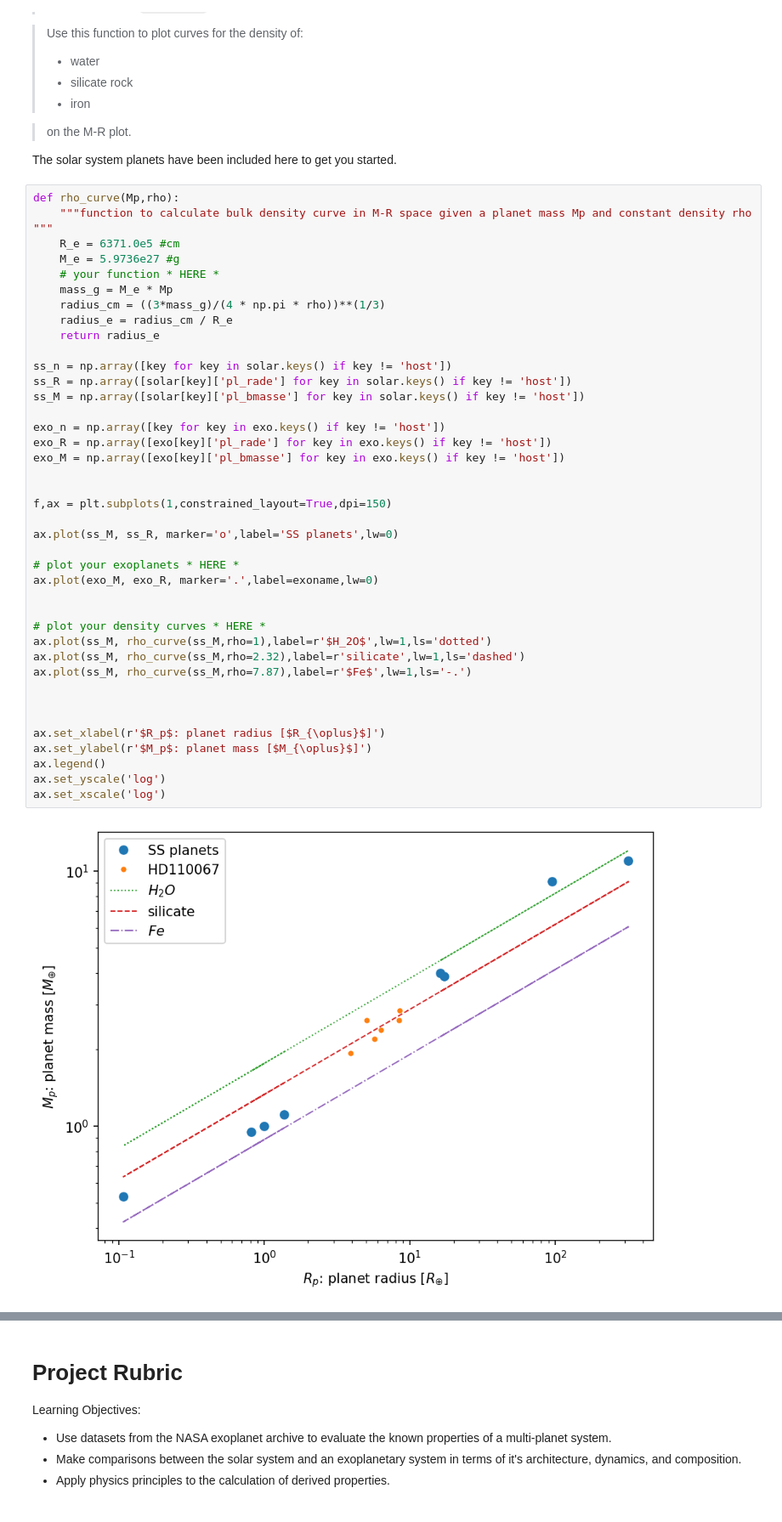
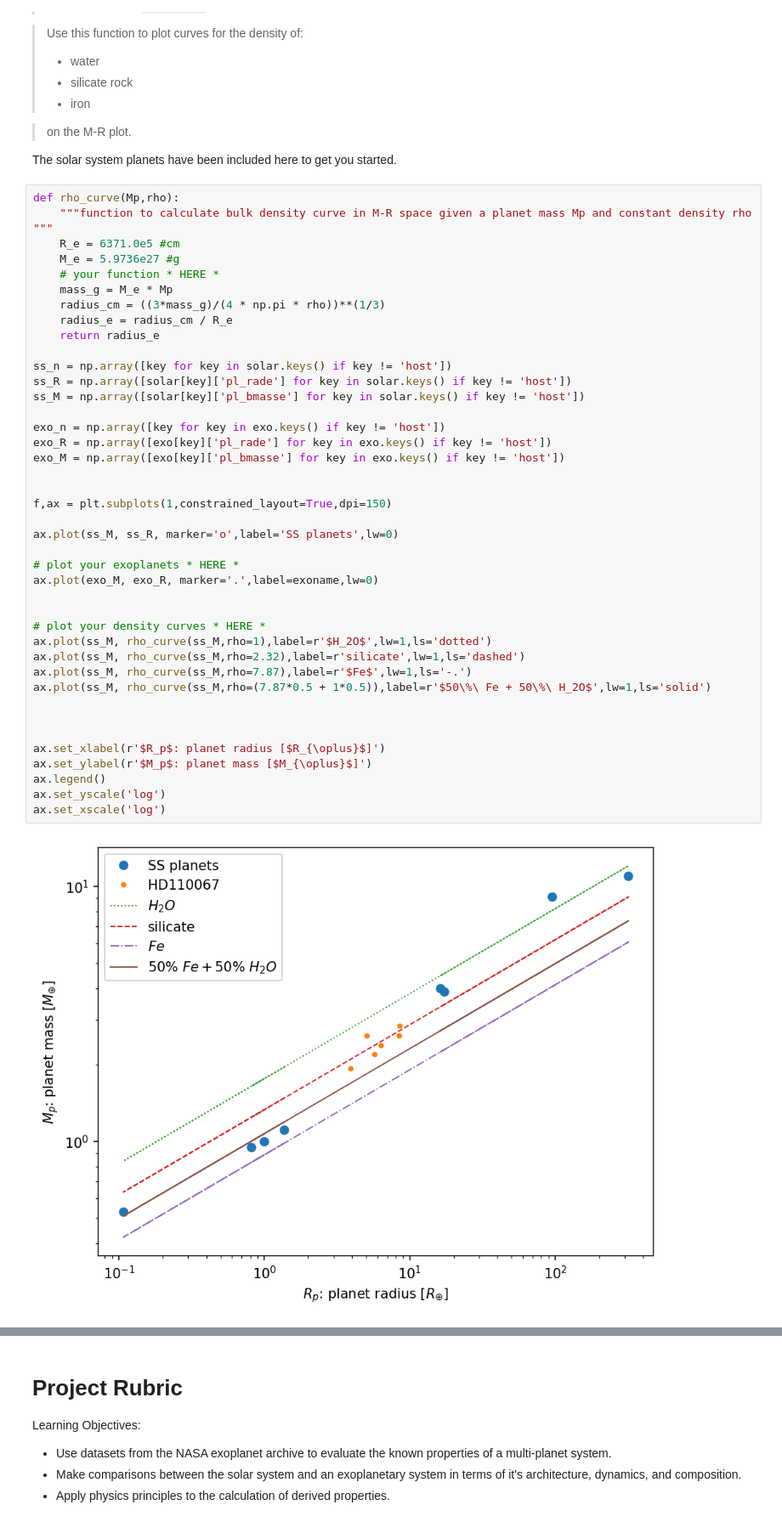
Before and after one commit to anb19019/FoPS-2025, a Jupyter notebook: 1-not-my-solar-sys.ipynb, the cells around one changed output, grey strips where cells are left out. Shown at 85% size. Cells and saved outputs as stored; diff of their text form.

```diff
--- a/1-not-my-solar-sys.ipynb
+++ b/1-not-my-solar-sys.ipynb
@@ -402,34 +402,35 @@ def rho_curve(Mp,rho):
 ss_n = np.array([key for key in solar.keys() if key != 'host'])
 ss_R = np.array([solar[key]['pl_rade'] for key in solar.keys() if key != 'host'])
 ss_M = np.array([solar[key]['pl_bmasse'] for key in solar.keys() if key != 'host'])
 
 exo_n = np.array([key for key in exo.keys() if key != 'host'])
 exo_R = np.array([exo[key]['pl_rade'] for key in exo.keys() if key != 'host'])
 exo_M = np.array([exo[key]['pl_bmasse'] for key in exo.keys() if key != 'host'])
 
 
 f,ax = plt.subplots(1,constrained_layout=True,dpi=150)
 
 ax.plot(ss_M, ss_R, marker='o',label='SS planets',lw=0)
 
 # plot your exoplanets * HERE *
 ax.plot(exo_M, exo_R, marker='.',label=exoname,lw=0)
 
 
 # plot your density curves * HERE *
 ax.plot(ss_M, rho_curve(ss_M,rho=1),label=r'$H_2O$',lw=1,ls='dotted')
 ax.plot(ss_M, rho_curve(ss_M,rho=2.32),label=r'silicate',lw=1,ls='dashed')
 ax.plot(ss_M, rho_curve(ss_M,rho=7.87),label=r'$Fe$',lw=1,ls='-.')
+ax.plot(ss_M, rho_curve(ss_M,rho=(7.87*0.5 + 1*0.5)),label=r'$50\%\ Fe + 50\%\ H_2O$',lw=1,ls='solid')
 
 
 
 ax.set_xlabel(r'$R_p$: planet radius [$R_{\oplus}$]')
 ax.set_ylabel(r'$M_p$: planet mass [$M_{\oplus}$]')
 ax.legend()
 ax.set_yscale('log')
 ax.set_xscale('log')
 # %% [output]
-[figure, old version]
+[figure, new version]
 # %% [markdown]
 ### Questions
  > Q1: For the solar system, what regions of the plot do the two main types of planets (terrestrial vs. gas giants) occupy? What density regimes do they correspond to?
```
Also changed, not shown: parts of 1 cell of this notebook.
